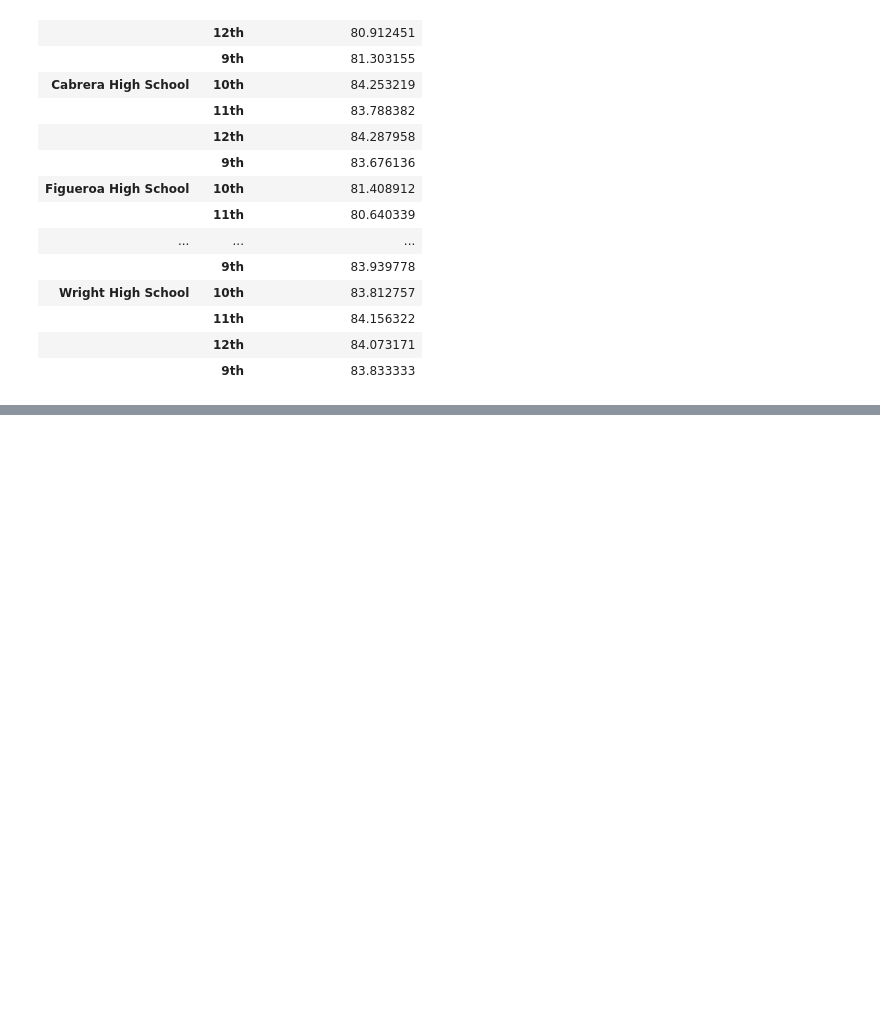
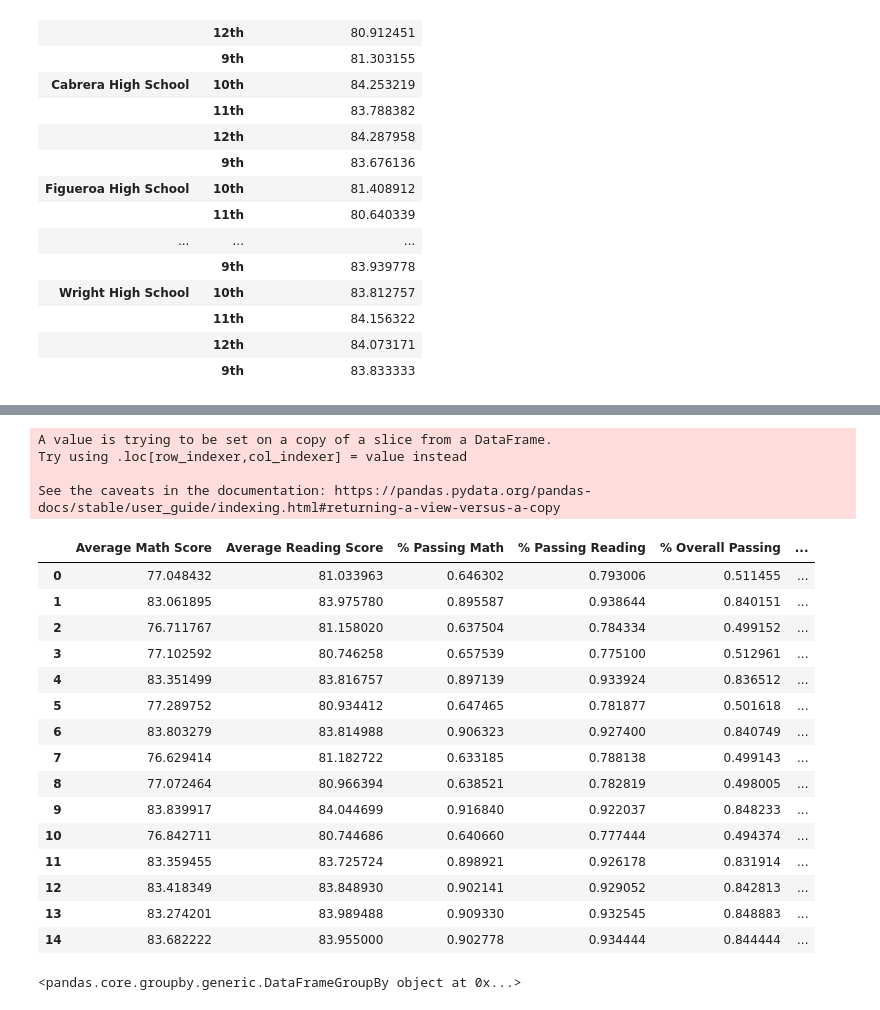
Before and after one commit to juliabrunett/pandas-challenge, a Jupyter notebook: PyCitySchools/PyCitySchools.ipynb, the cells around one changed output, grey strips where cells are left out. Drawn from its saved outputs; the diff is of its cells as text; code cells hidden in the pictures; blank space fills up the shorter version.

Commit message:
Added code for spending bins

```diff
--- a/PyCitySchools/PyCitySchools.ipynb
+++ b/PyCitySchools/PyCitySchools.ipynb
@@ -219,7 +215,7 @@ all_grouped_metrics = renamed_students_df.groupby(["School Name"])
 # all_grouped_metrics["Student ID"].count().head(15)
 # %%
 # Put student ID count into a Data Frame
-student_ID_metrics_df = pd.DataFrame(grouped_metrics["Student ID"].count())
+student_ID_metrics_df = pd.DataFrame(all_grouped_metrics["Student ID"].count())
 # Rename column
 student_ID_metrics_df = student_ID_metrics_df.rename(columns={"Student ID": "Total Students"})
 student_ID_metrics_df
@@ -242,8 +238,8 @@ student_ID_metrics_df
 | Wilson High School | 2283 |
 | Wright High School | 1800 |
 # %%
-# Put Mean Scores into a DataFrame
-scores_metrics_df = pd.DataFrame(grouped_metrics.mean())
+# Put average Scores into a DataFrame
+scores_metrics_df = pd.DataFrame(all_grouped_metrics.mean())
 # Remove student ID average
 scores_metrics_df = scores_metrics_df[["Reading Score", "Math Score"]]
 # Rename Columns
@@ -502,0 +524,8 @@ school_grade_reading_df
+# %%
+# Create spending DataFrame
+spending_df = school_merged_df[["Average Math Score", "Average Reading Score", "% Passing Math", "% Passing Reading",
+                               "% Overall Passing", "Per Student Budget"]]
+# %%
+# Bins for spending
+bins = [0, 600, 615, 630, 700]
+budget_names = ["$0-$600", "$601-$615", "$616-$630", "$631-$700"]
@@ -502,0 +553,30 @@ school_grade_reading_df
+# %%
+# Create Bins
+spending_df["Spending Range"] = pd.cut(spending_df["Per Student Budget"], bins, labels=budget_names, include_lowest=True)
+spending_df
+# %% [output]
+A value is trying to be set on a copy of a slice from a DataFrame.
+Try using .loc[row_indexer,col_indexer] = value instead
+
+See the caveats in the documentation: https://pandas.pydata.org/pandas-docs/stable/user_guide/indexing.html#returning-a-view-versus-a-copy
+|  | Average Math Score | Average Reading Score | % Passing Math | % Passing Reading | % Overall Passing | ... |
+| 0 | 77.048432 | 81.033963 | 0.646302 | 0.793006 | 0.511455 | ... |
+| 1 | 83.061895 | 83.975780 | 0.895587 | 0.938644 | 0.840151 | ... |
+| 2 | 76.711767 | 81.158020 | 0.637504 | 0.784334 | 0.499152 | ... |
+| 3 | 77.102592 | 80.746258 | 0.657539 | 0.775100 | 0.512961 | ... |
+| 4 | 83.351499 | 83.816757 | 0.897139 | 0.933924 | 0.836512 | ... |
+| 5 | 77.289752 | 80.934412 | 0.647465 | 0.781877 | 0.501618 | ... |
+| 6 | 83.803279 | 83.814988 | 0.906323 | 0.927400 | 0.840749 | ... |
+| 7 | 76.629414 | 81.182722 | 0.633185 | 0.788138 | 0.499143 | ... |
+| 8 | 77.072464 | 80.966394 | 0.638521 | 0.782819 | 0.498005 | ... |
+| 9 | 83.839917 | 84.044699 | 0.916840 | 0.922037 | 0.848233 | ... |
+| 10 | 76.842711 | 80.744686 | 0.640660 | 0.777444 | 0.494374 | ... |
+| 11 | 83.359455 | 83.725724 | 0.898921 | 0.926178 | 0.831914 | ... |
+| 12 | 83.418349 | 83.848930 | 0.902141 | 0.929052 | 0.842813 | ... |
+| 13 | 83.274201 | 83.989488 | 0.909330 | 0.932545 | 0.848883 | ... |
+| 14 | 83.682222 | 83.955000 | 0.902778 | 0.934444 | 0.844444 | ... |
+# %%
+spending_groupby = spending_df.groupby(["Spending Range"])
+spending_groupby
+# %% [output]
+<pandas.core.groupby.generic.DataFrameGroupBy object at 0x...>
```
Also changed, not shown: parts of 9 cells of this notebook.
